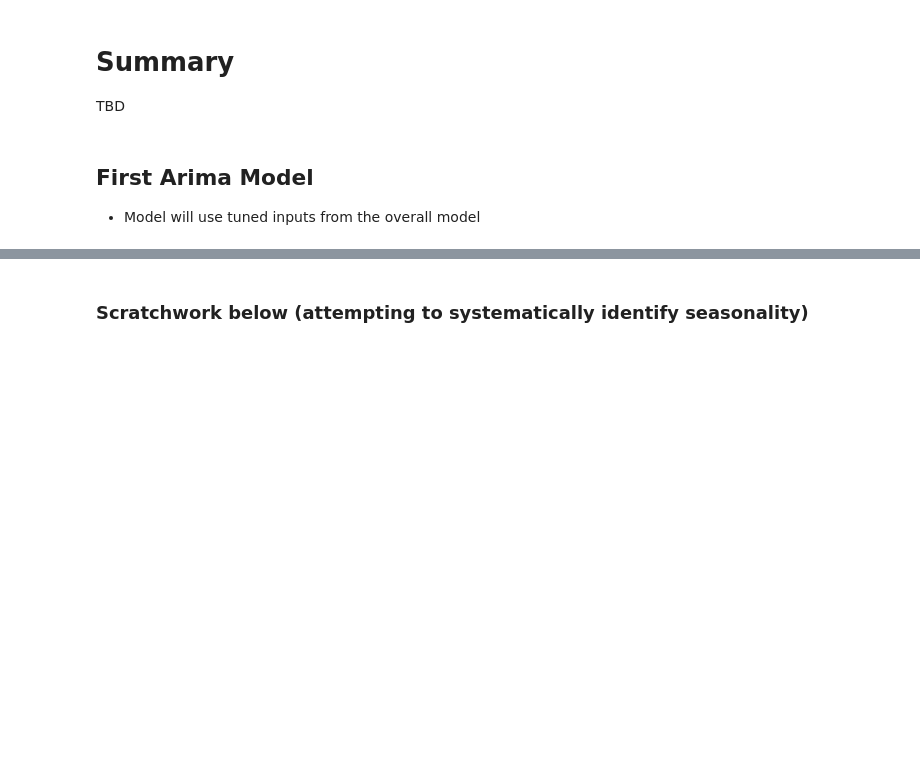
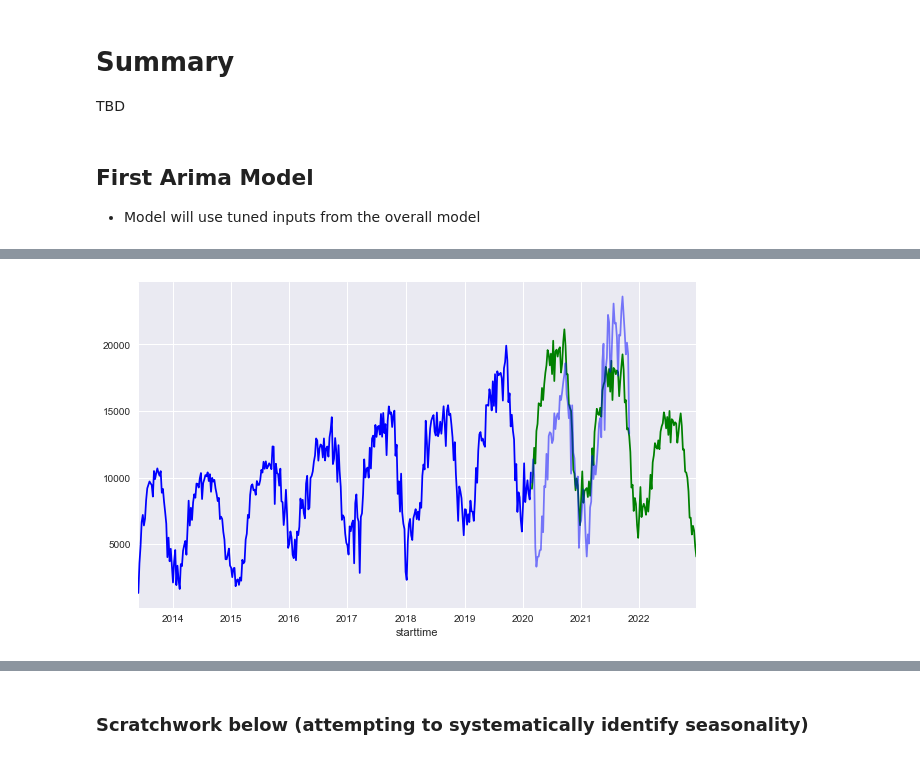
Before and after one commit to marvelje/citibike_ridership_project, a Jupyter notebook: citibike_arima_neighborhood.ipynb, the cells around one changed output, grey strips where cells are left out. Cells and saved outputs as stored; diff of their text form; code cells hidden in the pictures; blank space fills up the shorter version.

```diff
--- a/citibike_arima_neighborhood.ipynb
+++ b/citibike_arima_neighborhood.ipynb
@@ -209,0 +227,13 @@ df_results
+# %%
+# Updating differencing term to 2 eliminates the upward trend in the data. Not suitable for outer year forecasting.
+
+chinatown = df_dict['Chinatown']
+
+chinatown_train = chinatown[chinatown['future'] == 0]
+chinatown_test = chinatown[chinatown['future'] == 1]
+
+sari_model = SARIMAX(chinatown_train['ride_count_log'], order=(1, 2, 1), seasonal_order=(1, 1, 0, 52)).fit()
+
+plot_results(chinatown, sari_model.forecast(steps = len(chinatown_test) + 60), True)
+# %% [output]
+[figure, added]
```
Also changed, not shown: parts of 7 cells of this notebook.
